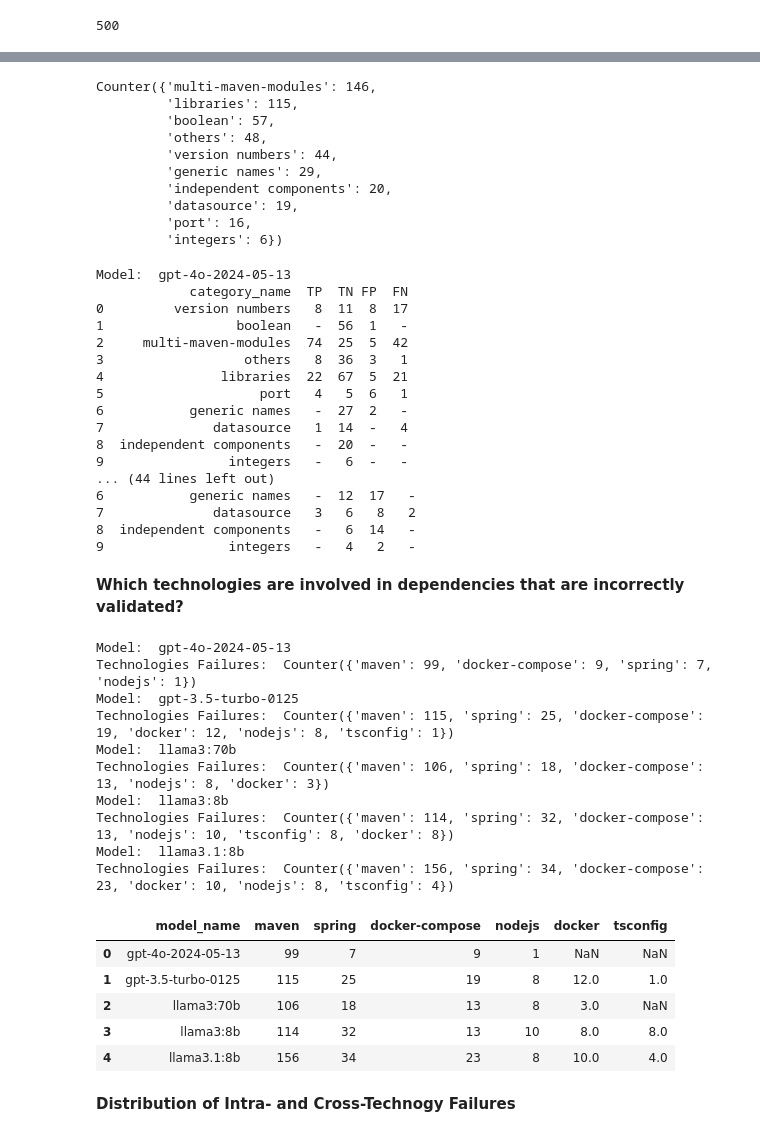
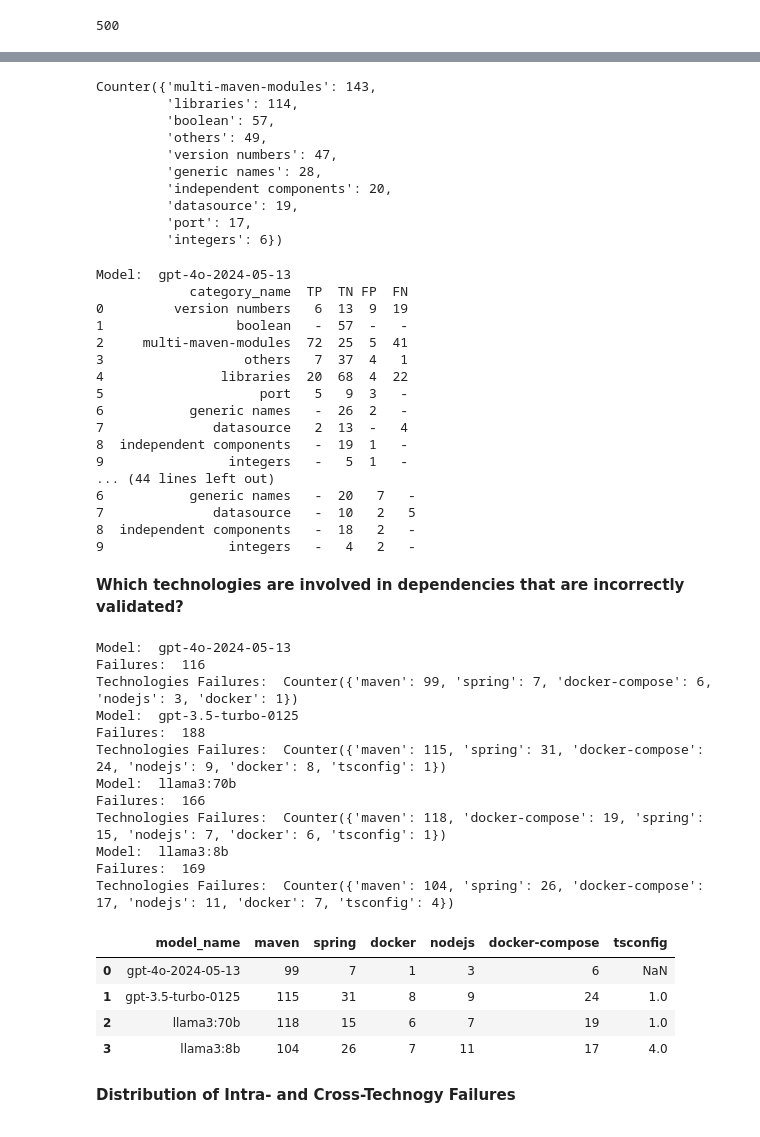
Before and after one commit to simisimon/dependency-validation-rag, a Jupyter notebook: evaluation/analysis_rag.ipynb, the cells around one changed output, grey strips where cells are left out. Cells and saved outputs as stored; diff of their text form; code cells hidden in the pictures.

```diff
--- a/evaluation/analysis_rag.ipynb
+++ b/evaluation/analysis_rag.ipynb
@@ -19,7 +19,7 @@ def get_source_types(entry: Dict) -> List[str]:
 def get_df_stats(model_name: str, config_str: str):
 
     data_file = f"../data/results/{config_str}/all_dependencies_all_{model_name}.json"
-    baseline_file = "../data/results/all_dependencies.csv"
+    baseline_file = "../data/results/all_dependencies_updated.csv"
 
     with open(data_file, "r", encoding="utf-8") as src:
         data = json.load(src)
@@ -125,8 +125,8 @@ def get_df_stats(model_name: str, config_str: str):
 
     return df
 
-model_names = ["gpt-3.5-turbo-0125", "gpt-4o-2024-05-13", "llama3:8b", "llama3:70b", "llama3.1:8b"] # "llama3.1:70b"
-config_str = "config2"
+model_names = ["gpt-3.5-turbo-0125", "gpt-4o-2024-05-13", "llama3:8b", "llama3:70b"] # "llama3.1:70b"
+config_str = "config4"
 
 for name in model_names:
     df = get_df_stats(model_name=name, config_str=config_str)
@@ -153,7 +153,7 @@ Index(['dependency_category', 'link_str', 'project', 'option_name',
 # %%
 import pandas as pd
 
-model_names = ['gpt-4o-2024-05-13', 'gpt-3.5-turbo-0125', 'llama3:70b', 'llama3:8b', 'llama3.1:8b'] # 'llama3.1:70b'
+model_names = ['gpt-4o-2024-05-13', 'gpt-3.5-turbo-0125', 'llama3:70b', 'llama3:8b'] # 'llama3.1:70b'
 
 df_base = pd.read_csv("../data/results/all_dependencies.csv")
 
@@ -260,7 +266,7 @@ import pandas as pd
 df = pd.read_csv(f"../data/analysis/{config_str}/all.csv")
 
 # List of model columns to check
-model_columns = ['gpt-4o-2024-05-13_classification', 'gpt-3.5-turbo-0125_classification', 'llama3:70b_classification', 'llama3:8b_classification', 'llama3.1:8b_classification'] # 'llama3.1:70b_classification'
+model_columns = ['gpt-4o-2024-05-13_classification', 'gpt-3.5-turbo-0125_classification', 'llama3:70b_classification', 'llama3:8b_classification'] # 'llama3.1:70b_classification'
 
 for column in model_columns:
     rating_counts = df[column].value_counts()
@@ -290,7 +296,7 @@ Name: count, dtype: int64
 import pandas as pd
 from collections import Counter
 
-baseline_file = "../data/results/all_dependencies.csv"
+baseline_file = "../data/results/all_dependencies_updated.csv"
 
 df = pd.read_csv(baseline_file)
 
@@ -302,15 +308,15 @@ category_counter = Counter(categories)
 
 category_counter
 # %% [output]
-Counter({'multi-maven-modules': 146,
-         'libraries': 115,
+Counter({'multi-maven-modules': 143,
+         'libraries': 114,
          'boolean': 57,
-         'others': 48,
-         'version numbers': 44,
-         'generic names': 29,
+         'others': 49,
+         'version numbers': 47,
+         'generic names': 28,
          'independent components': 20,
          'datasource': 19,
-         'port': 16,
+         'port': 17,
          'integers': 6})
 # %%
 from typing import List
@@ -368,20 +374,20 @@ for model_name in model_names:
 # %% [output]
 Model:  gpt-4o-2024-05-13
             category_name  TP  TN FP  FN
-0         version numbers   8  11  8  17
-1                 boolean   -  56  1   -
-2     multi-maven-modules  74  25  5  42
-3                  others   8  36  3   1
-4               libraries  22  67  5  21
-5                    port   4   5  6   1
-6           generic names   -  27  2   -
-7              datasource   1  14  -   4
-8  independent components   -  20  -   -
-9                integers   -   6  -   -
+0         version numbers   6  13  9  19
+1                 boolean   -  57  -   -
+2     multi-maven-modules  72  25  5  41
+3                  others   7  37  4   1
+4               libraries  20  68  4  22
+5                    port   5   9  3   -
+6           generic names   -  26  2   -
+7              datasource   2  13  -   4
+8  independent components   -  19  1   -
+9                integers   -   5  1   -
 ... (44 lines left out)
-6           generic names   -  12  17   -
-7              datasource   3   6   8   2
-8  independent components   -   6  14   -
+6           generic names   -  20   7   -
+7              datasource   -  10   2   5
+8  independent components   -  18   2   -
 9                integers   -   4   2   -
 # %% [markdown]
 **Which technologies are involved in dependencies that are incorrectly validated?**
@@ -389,48 +395,51 @@ Model:  gpt-4o-2024-05-13
 from collections import Counter
 import pandas as pd
 
-model_names = ['gpt-4o-2024-05-13', 'gpt-3.5-turbo-0125', 'llama3:70b', 'llama3:8b', 'llama3.1:8b'] # 'llama3.1:70b'
+model_names = ['gpt-4o-2024-05-13', 'gpt-3.5-turbo-0125', 'llama3:70b', 'llama3:8b'] # 'llama3.1:70b'
 
 data = []
 
 for model_name in model_names:
     print("Model: ", model_name)
     file_name = f"../data/analysis/{config_str}/{model_name}.csv"
     df_model = pd.read_csv(file_name)
 
     df_failures = df_model[df_model["classification"].isin(["FP", "FN"])]
+
+    print("Failures: ", len(df_failures))
 
     technologies_failures = df_failures["option_technology"].to_list()
 
     counter = Counter(technologies_failures)
 
     print("Technologies Failures: ", counter)
 
 
     model_data = {"model_name": model_name}
     model_data.update({k: v for k, v in counter.items()})
     data.append(model_data)
 
 
 df = pd.DataFrame(data)
 df
 # %% [output]
 Model:  gpt-4o-2024-05-13
-Technologies Failures:  Counter({'maven': 99, 'docker-compose': 9, 'spring': 7, 'nodejs': 1})
+Failures:  116
+Technologies Failures:  Counter({'maven': 99, 'spring': 7, 'docker-compose': 6, 'nodejs': 3, 'docker': 1})
 Model:  gpt-3.5-turbo-0125
-Technologies Failures:  Counter({'maven': 115, 'spring': 25, 'docker-compose': 19, 'docker': 12, 'nodejs': 8, 'tsconfig': 1})
+Failures:  188
+Technologies Failures:  Counter({'maven': 115, 'spring': 31, 'docker-compose': 24, 'nodejs': 9, 'docker': 8, 'tsconfig': 1})
 Model:  llama3:70b
-Technologies Failures:  Counter({'maven': 106, 'spring': 18, 'docker-compose': 13, 'nodejs': 8, 'docker': 3})
+Failures:  166
+Technologies Failures:  Counter({'maven': 118, 'docker-compose': 19, 'spring': 15, 'nodejs': 7, 'docker': 6, 'tsconfig': 1})
 Model:  llama3:8b
-Technologies Failures:  Counter({'maven': 114, 'spring': 32, 'docker-compose': 13, 'nodejs': 10, 'tsconfig': 8, 'docker': 8})
-Model:  llama3.1:8b
-Technologies Failures:  Counter({'maven': 156, 'spring': 34, 'docker-compose': 23, 'docker': 10, 'nodejs': 8, 'tsconfig': 4})
+Failures:  169
+Technologies Failures:  Counter({'maven': 104, 'spring': 26, 'docker-compose': 17, 'nodejs': 11, 'docker': 7, 'tsconfig': 4})
-|  | model_name | maven | spring | docker-compose | nodejs | docker | tsconfig |
-| 0 | gpt-4o-2024-05-13 | 99 | 7 | 9 | 1 | NaN | NaN |
-| 1 | gpt-3.5-turbo-0125 | 115 | 25 | 19 | 8 | 12.0 | 1.0 |
-| 2 | llama3:70b | 106 | 18 | 13 | 8 | 3.0 | NaN |
-| 3 | llama3:8b | 114 | 32 | 13 | 10 | 8.0 | 8.0 |
-| 4 | llama3.1:8b | 156 | 34 | 23 | 8 | 10.0 | 4.0 |
+|  | model_name | maven | spring | docker | nodejs | docker-compose | tsconfig |
+| 0 | gpt-4o-2024-05-13 | 99 | 7 | 1 | 3 | 6 | NaN |
+| 1 | gpt-3.5-turbo-0125 | 115 | 31 | 8 | 9 | 24 | 1.0 |
+| 2 | llama3:70b | 118 | 15 | 6 | 7 | 19 | 1.0 |
+| 3 | llama3:8b | 104 | 26 | 7 | 11 | 17 | 4.0 |
 # %% [markdown]
 **Distribution of Intra- and Cross-Technogy Failures**
 # %%
```
Also changed, not shown: parts of 8 cells of this notebook, 28 other files.
